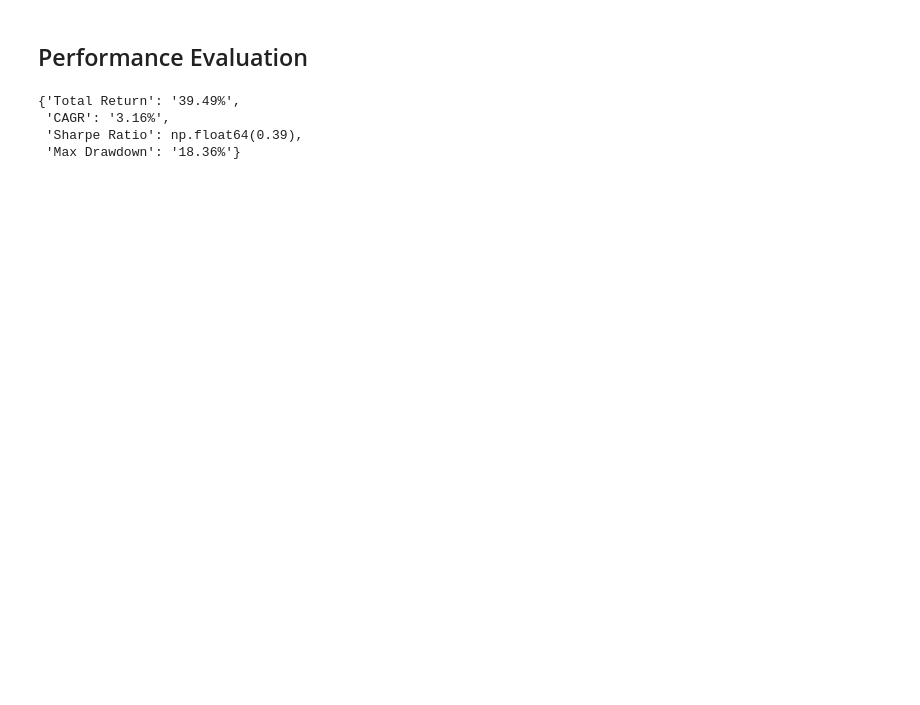
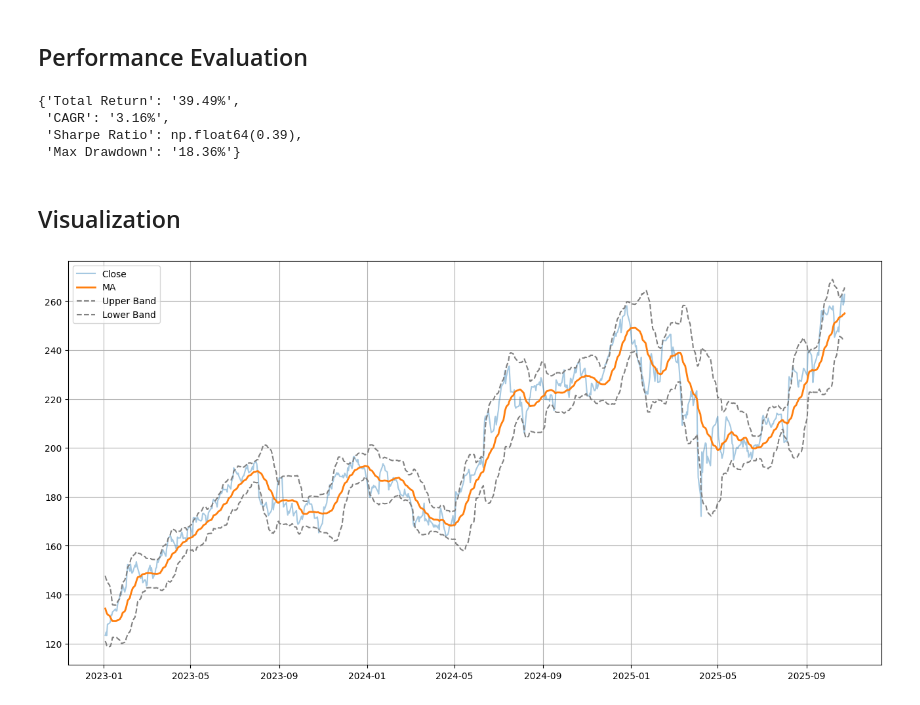
Before and after one commit to JamieW365/trading_algos, a Jupyter notebook: project2_bollinger/bollinger_mean_reversion.ipynb, the cells around one changed output. Saved outputs shown, nothing was run; the diff lists cells and outputs as text; code cells hidden in the pictures; blank space fills up the shorter version.

Commit message:
bollinger bands plot v1

```diff
--- a/project2_bollinger/bollinger_mean_reversion.ipynb
+++ b/project2_bollinger/bollinger_mean_reversion.ipynb
@@ -276,3 +276,22 @@ performance_metrics(df)
  'CAGR': '3.16%',
  'Sharpe Ratio': np.float64(0.39),
  'Max Drawdown': '18.36%'}
+# %% [markdown]
+## Visualization
+# %%
+def plot_bands(df):
+    fig, ax = plt.subplots(figsize=(16,8))
+    ax.plot(df['Close'], label = 'Close', alpha=0.4)
+    ax.plot(df['MA'], label = 'MA', linewidth=2)
+    ax.plot(df['Upper'], label = 'Upper Band', linestyle='--', color='grey')
+    ax.plot(df['Lower'], label = 'Lower Band', linestyle='--', color='grey')
+    ax.grid(True)
+    ax.legend()
+
+    plt.show();
+
+    return
+# %%
+plot_bands(df.loc['2023':])
+# %% [output]
+[figure, added]
```
Also changed, not shown: parts of 10 cells of this notebook.
